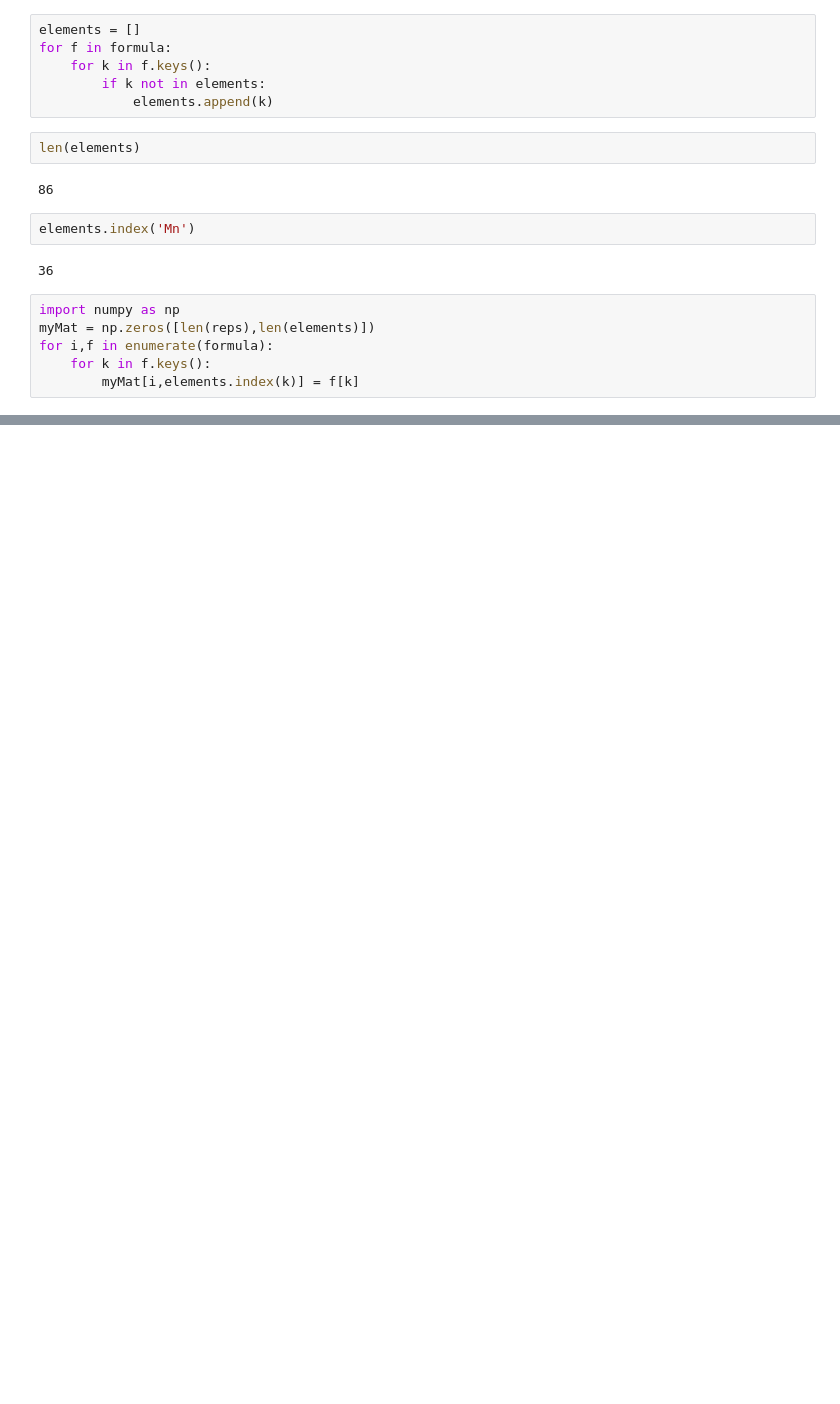
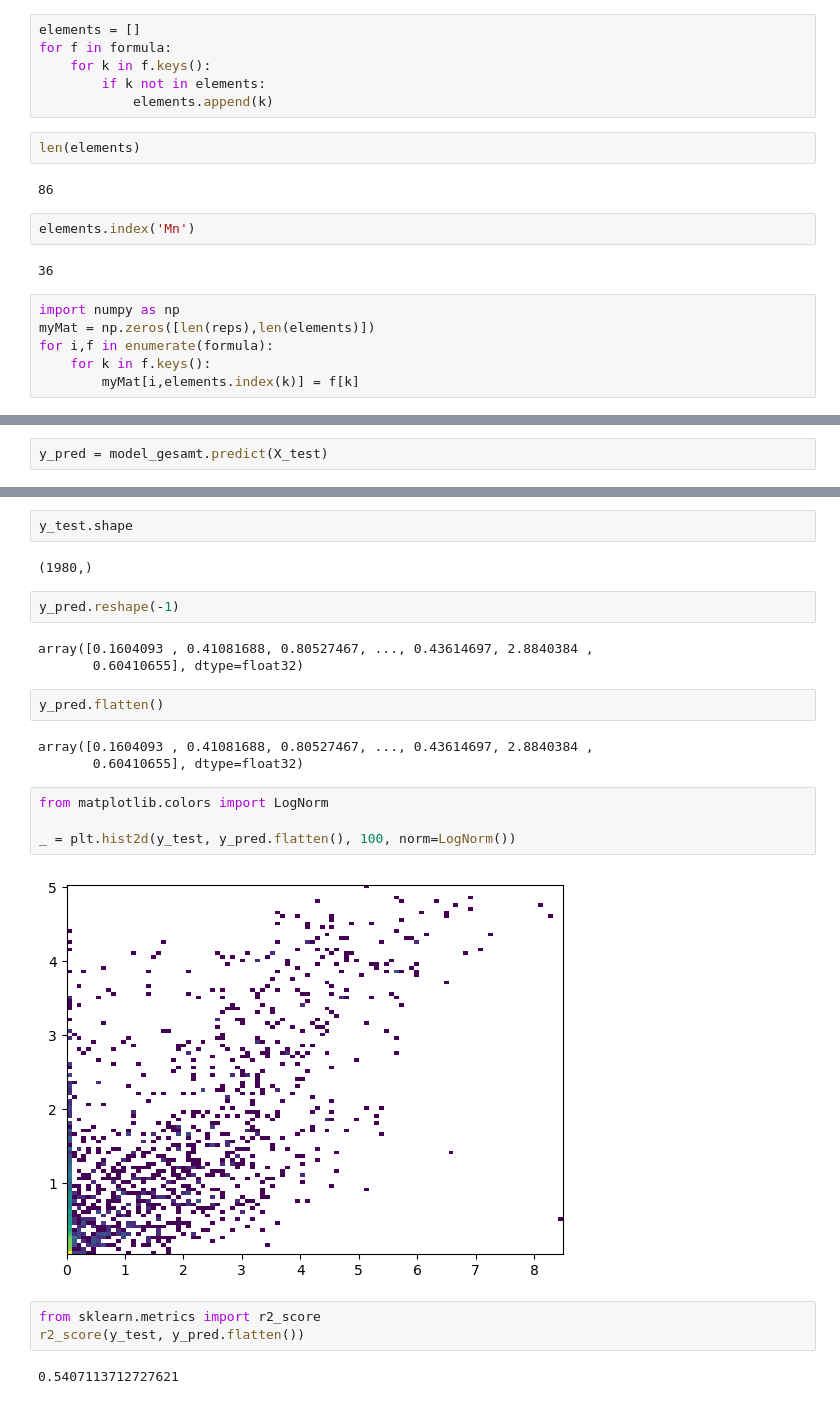
Before and after one commit to helgestein/CH0103, a Jupyter notebook: last_lecture_api_nn.ipynb, the cells around one changed output, grey strips where cells are left out. Cells and saved outputs as stored; diff of their text form; blank space fills up the shorter version.

```diff
--- a/last_lecture_api_nn.ipynb
+++ b/last_lecture_api_nn.ipynb
@@ -255,0 +224,2 @@ plt.show()
+# %%
+y_pred = model_gesamt.predict(X_test)
@@ -255,0 +228,25 @@ plt.show()
+# %%
+y_test.shape
+# %% [output]
+(1980,)
+# %%
+y_pred.reshape(-1)
+# %% [output]
+array([0.1604093 , 0.41081688, 0.80527467, ..., 0.43614697, 2.8840384 ,
+       0.60410655], dtype=float32)
+# %%
+y_pred.flatten()
+# %% [output]
+array([0.1604093 , 0.41081688, 0.80527467, ..., 0.43614697, 2.8840384 ,
+       0.60410655], dtype=float32)
+# %%
+from matplotlib.colors import LogNorm
+
+_ = plt.hist2d(y_test, y_pred.flatten(), 100, norm=LogNorm())
+# %% [output]
+[figure, added]
+# %%
+from sklearn.metrics import r2_score
+r2_score(y_test, y_pred.flatten())
+# %% [output]
+0.5407113712727621
```
Also changed, not shown: parts of 28 cells of this notebook.
